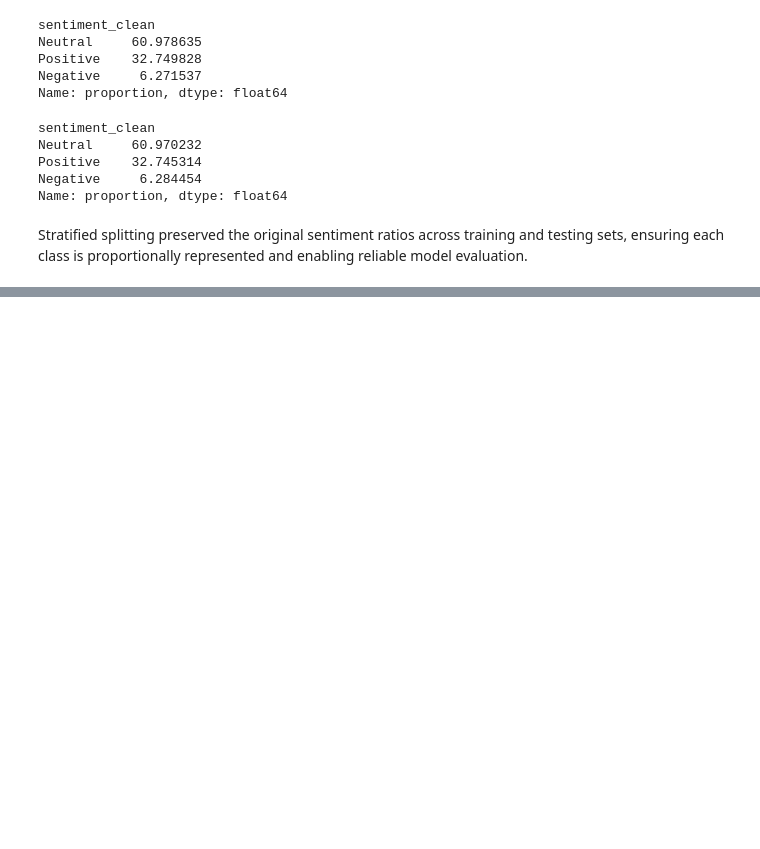
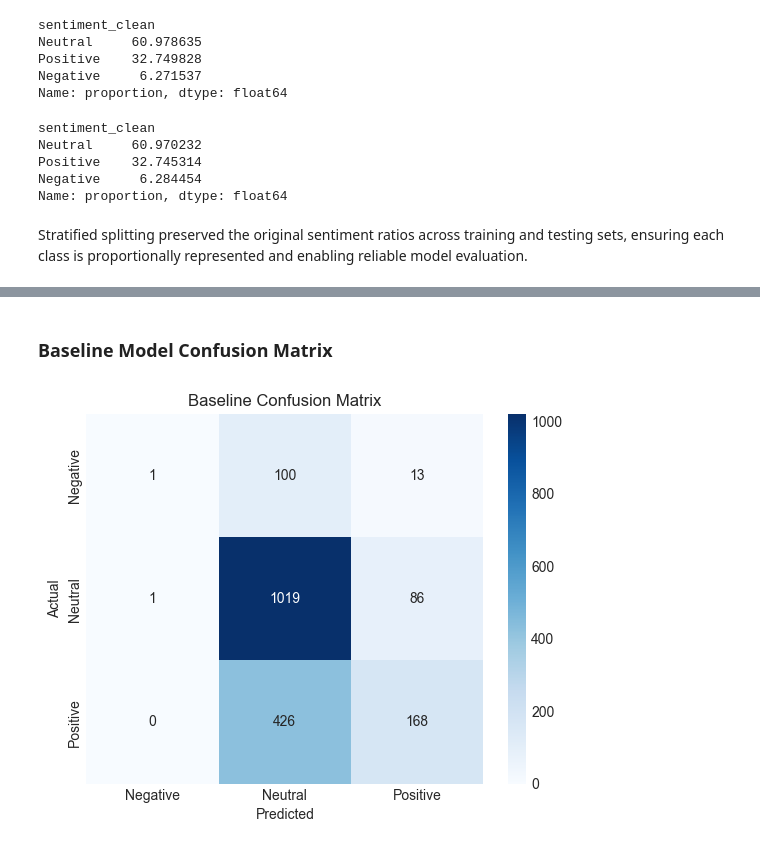
Before and after one commit to salmamwende-code/group1, a Jupyter notebook: notebooks/Steve.ipynb, the cells around one changed output, grey strips where cells are left out. Drawn from its saved outputs; the diff is of its cells as text; code cells hidden in the pictures; blank space fills up the shorter version.

```diff
--- a/notebooks/Steve.ipynb
+++ b/notebooks/Steve.ipynb
@@ -761,0 +772,17 @@ Stratified splitting preserved the original sentiment ratios across training and
+# %%
+# Create baseline pipeline
+
+baseline_pipeline = Pipeline([
+    ('tfidf', TfidfVectorizer(
+        max_features=5000,  # Limit vocabulary size
+        min_df=2,           # Ignore very rare words
+        ngram_range=(1, 1)  # Only unigrams for baseline
+    )),
+    ('classifier', MultinomialNB())
+])
+
+# Train the model
+baseline_pipeline.fit(X_train, y_train)
+
+# Make predictions
+y_pred_baseline = baseline_pipeline.predict(X_test)
@@ -761,0 +811,17 @@ Stratified splitting preserved the original sentiment ratios across training and
+# %% [markdown]
+### Baseline Model Confusion Matrix
+# %%
+cm = confusion_matrix(y_test, y_pred_baseline)
+
+sns.heatmap(
+    cm, annot=True, fmt='d', cmap='Blues',
+    xticklabels=['Negative', 'Neutral', 'Positive'],
+    yticklabels=['Negative', 'Neutral', 'Positive']
+)
+
+plt.title('Baseline Confusion Matrix')
+plt.xlabel('Predicted')
+plt.ylabel('Actual')
+plt.show()
+# %% [output]
+[figure, added]
```
Also changed, not shown: parts of 3 cells of this notebook.
